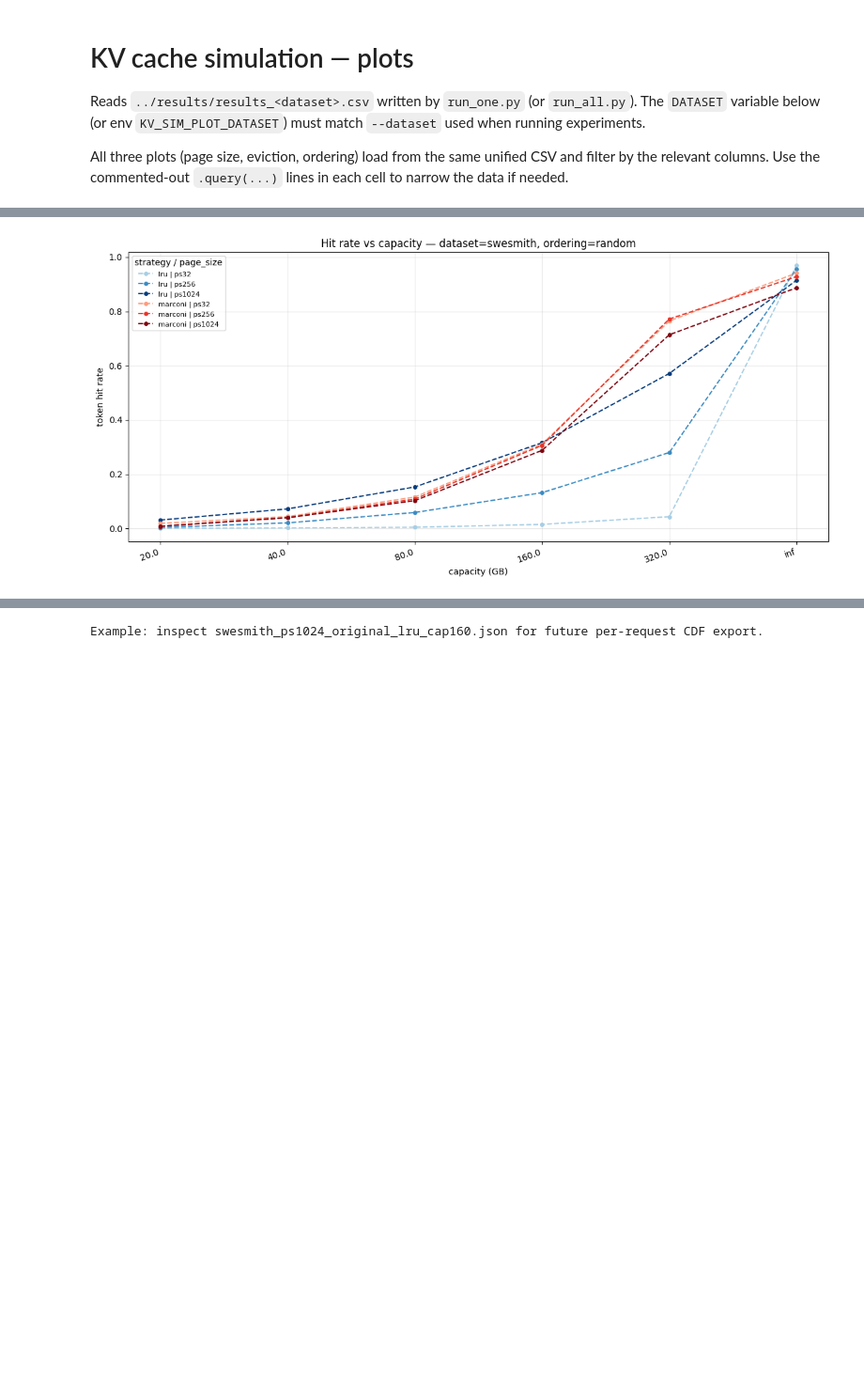
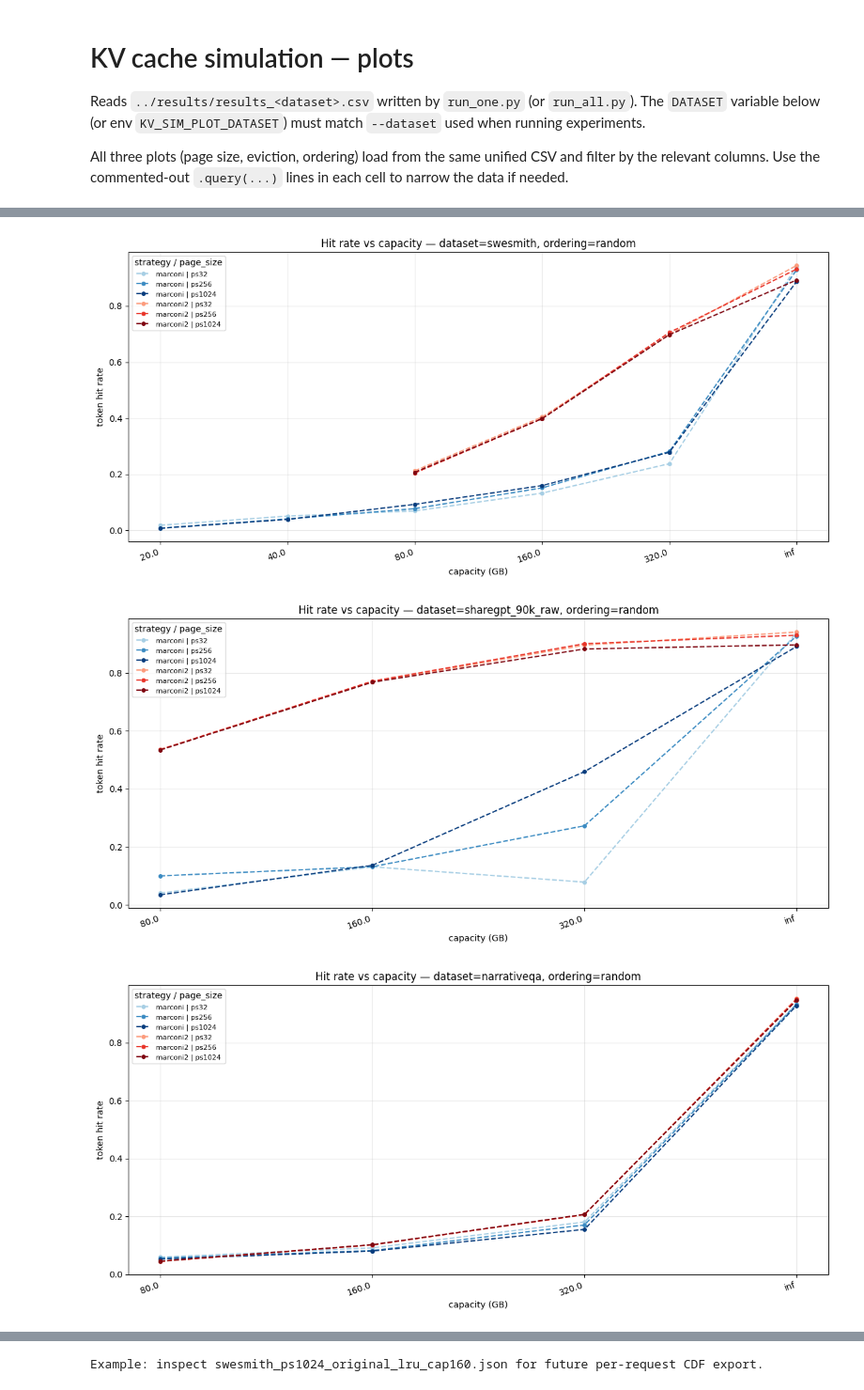
Before and after one commit to howarlii/LLM-prefix-caching-simulator, a Jupyter notebook: analysis/plot_results.ipynb, the cells around one changed output, grey strips where cells are left out. Shown at 94% size. Saved outputs shown, nothing was run; the diff lists cells and outputs as text; code cells hidden in the pictures; blank space fills up the shorter version.

Commit message:
implement marconi2

```diff
--- a/analysis/plot_results.ipynb
+++ b/analysis/plot_results.ipynb
@@ -139,35 +139,59 @@ def plot_hit_rate_vs_capacity(
             sub.dropna(subset=["strategy", "page_size"])
             .groupby(["strategy", "page_size"], dropna=False)
         )
 
         for (strat, ps), g in groups:
             g = g.sort_values("_cap_r")
             xs = [xpos[str(cs)] for cs in g["capacity_spec"]]
             c = strat_cmaps[strat](ps_pos[ps])
             label = f"{strat} | ps{int(ps)}"
             ax.plot(xs, g["token_level_hit_rate"], "o--", color=c, label=label, ms=4)
 
         ax.set_xticks(range(len(xlabels)))
         ax.set_xticklabels(xlabels, rotation=20, ha="right")
         ax.set_xlabel("capacity (GB)")
         ax.set_ylabel("token hit rate")
         ax.legend(title="strategy / page_size", fontsize=8)
         title = f"Hit rate vs capacity — dataset={ds}"
         if ordering:
             title += f", ordering={ordering}"
         ax.set_title(title)
         ax.grid(True, alpha=0.3)
 
     plt.tight_layout()
     plt.show()
 
-
-df_cap = load_results_csv()
+strategies = ['marconi', 'marconi2']
+page_sizes=[32, 256, 1024]
+df_cap = load_results_csv(DATASET)
 plot_hit_rate_vs_capacity(
     df_cap,
-    page_sizes=[32, 256, 1024],
-    strategies=[],
+    page_sizes=page_sizes,
+    strategies=strategies,
     ordering=ORDERING,
 )
+df_cap = load_results_csv("sharegpt_90k_raw")
+plot_hit_rate_vs_capacity(
+    df_cap,
+    page_sizes=page_sizes,
+    strategies=strategies,
+    ordering=ORDERING,
+)
+df_cap = load_results_csv("narrativeqa")
+plot_hit_rate_vs_capacity(
+    df_cap,
+    page_sizes=page_sizes,
+    strategies=strategies,
+    ordering=ORDERING,
+)
+df_cap = load_results_csv("loogle")
+plot_hit_rate_vs_capacity(
+    df_cap,
+    page_sizes=page_sizes,
+    strategies=strategies,
+    ordering=ORDERING,
+)
 # %% [output]
-[figure, old version]
+[figure, new version]
+[figure, added]
+[figure, added]
```
Also changed, not shown: parts of 3 cells of this notebook, 16 other files.
